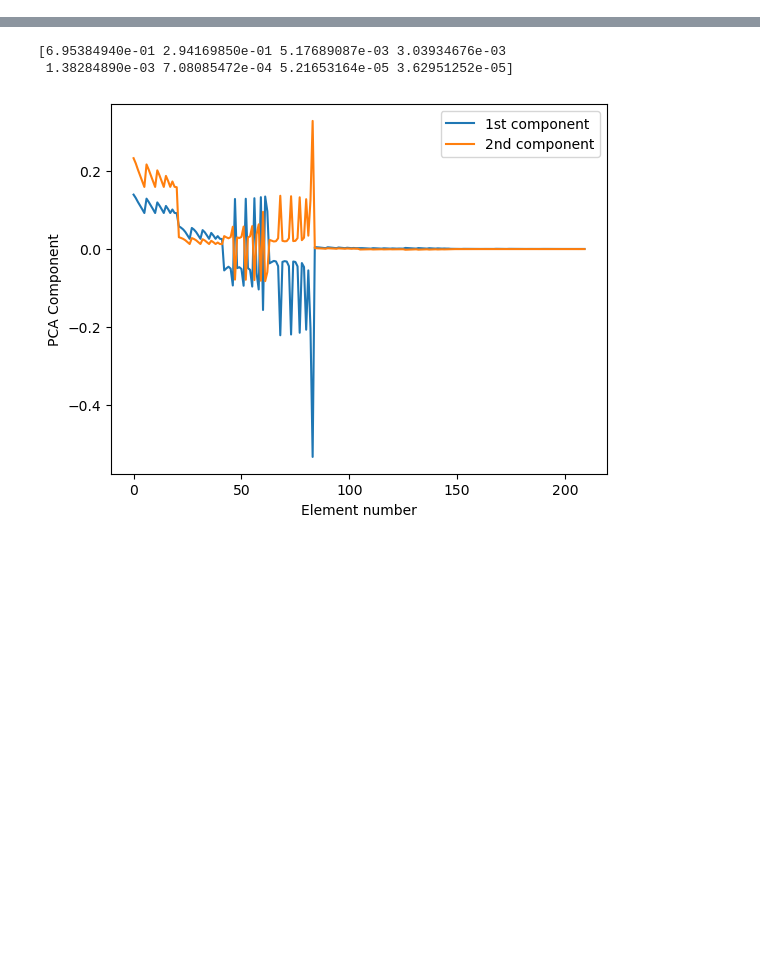
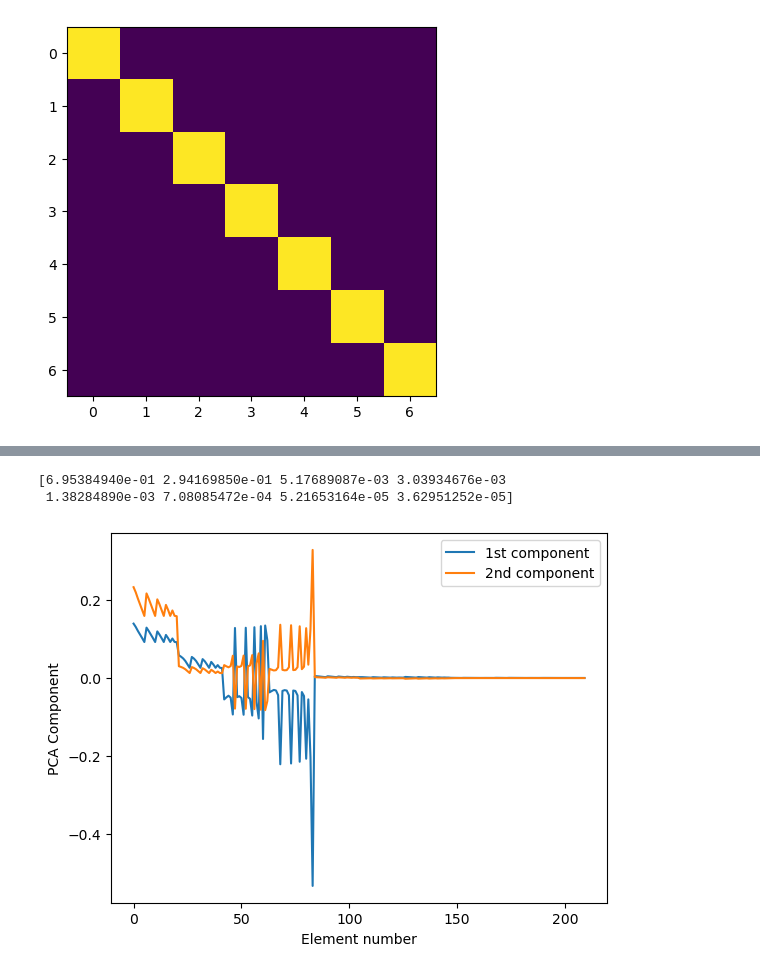
Before and after one commit to des-science/gen_moments, a Jupyter notebook: cosmosis/src/do_pca.ipynb, the cells around one changed output, grey strips where cells are left out. Saved outputs shown, nothing was run; the diff lists cells and outputs as text; code cells hidden in the pictures; blank space fills up the shorter version.

```diff
--- a/cosmosis/src/do_pca.ipynb
+++ b/cosmosis/src/do_pca.ipynb
@@ -189,0 +193,4 @@ print(pca.explained_variance_ratio_)
+# %%
+# cov_mat_kp3_pca = np.cov(kp3_all_lhs_normalised_pcaonly.T)
+# cov_mat_kp3_pca.shape
+cov_mat_kp3_pca = (1/kp3_all_lhs_normalised_pcaonly.shape[0])*np.matmul(kp3_all_lhs_normalised_pcaonly.T, kp3_all_lhs_normalised_pcaonly)
@@ -190,3 +219,9 @@ print(pca.explained_variance_ratio_)
+# %%
+pl.figure()
+pl.imshow(cov_mat_kp3_pca)
+pl.show()
+# %% [output]
+[figure, added]
 # %%
 # (pca.components_).shape
 pl.figure()
```
Also changed, not shown: parts of 25 cells of this notebook, 12 other files.
